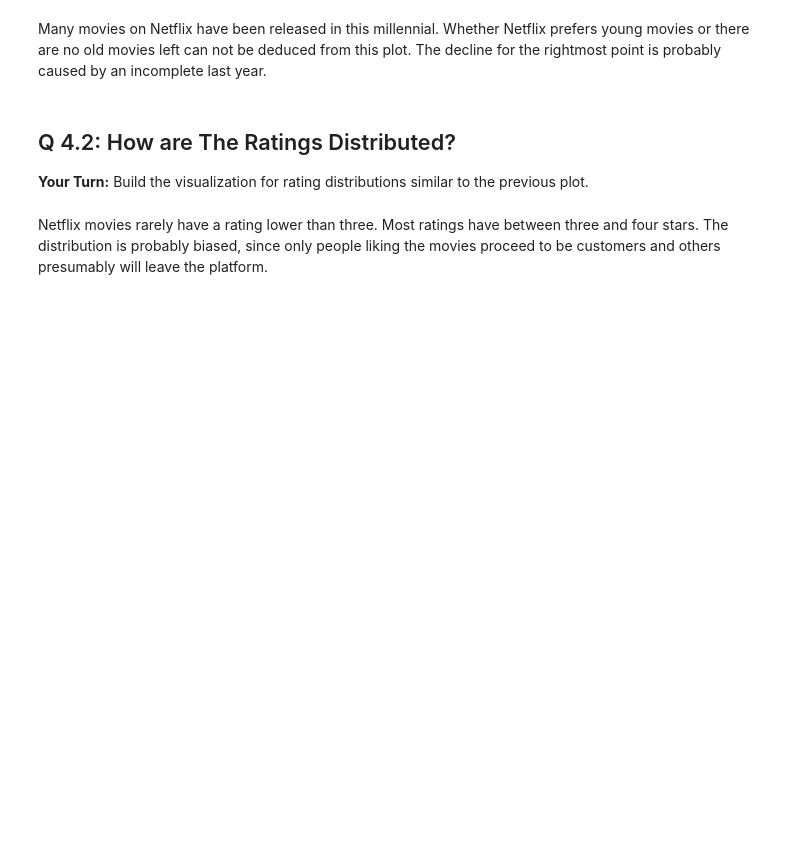
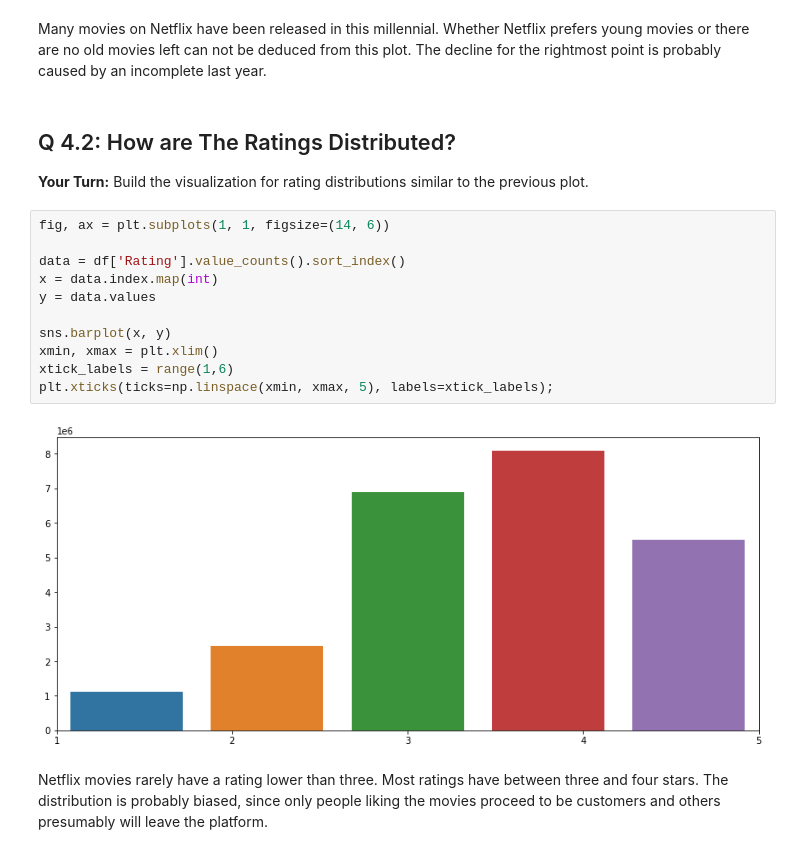
Before and after one commit to ranjeetkrnitk/SpringBoardTasks, a Jupyter notebook: Mini Projects/17.4.1/Mini_Project_Recommendation_Systems.ipynb, the cells around one changed output. Saved outputs shown, nothing was run; the diff lists cells and outputs as text; blank space fills up the shorter version.

```diff
--- a/Mini Projects/17.4.1/Mini_Project_Recommendation_Systems.ipynb
+++ b/Mini Projects/17.4.1/Mini_Project_Recommendation_Systems.ipynb
@@ -222,6 +224,19 @@ The decline for the rightmost point is probably caused by an incomplete last yea
 ## Q 4.2: How are The Ratings Distributed?
 
 __Your Turn:__ Build the visualization for rating distributions similar to the previous plot.
+# %%
+fig, ax = plt.subplots(1, 1, figsize=(14, 6))
+
+data = df['Rating'].value_counts().sort_index()
+x = data.index.map(int)
+y = data.values
+
+sns.barplot(x, y)
+xmin, xmax = plt.xlim()
+xtick_labels = range(1,6)
+plt.xticks(ticks=np.linspace(xmin, xmax, 5), labels=xtick_labels);
+# %% [output]
+[figure, added]
 # %% [markdown]
 Netflix movies rarely have a rating lower than three. Most ratings have between three and four stars.
 The distribution is probably biased, since only people liking the movies proceed to be customers and others presumably will leave the platform.
```
Also changed, not shown: parts of 65 cells of this notebook, 4 other files.
